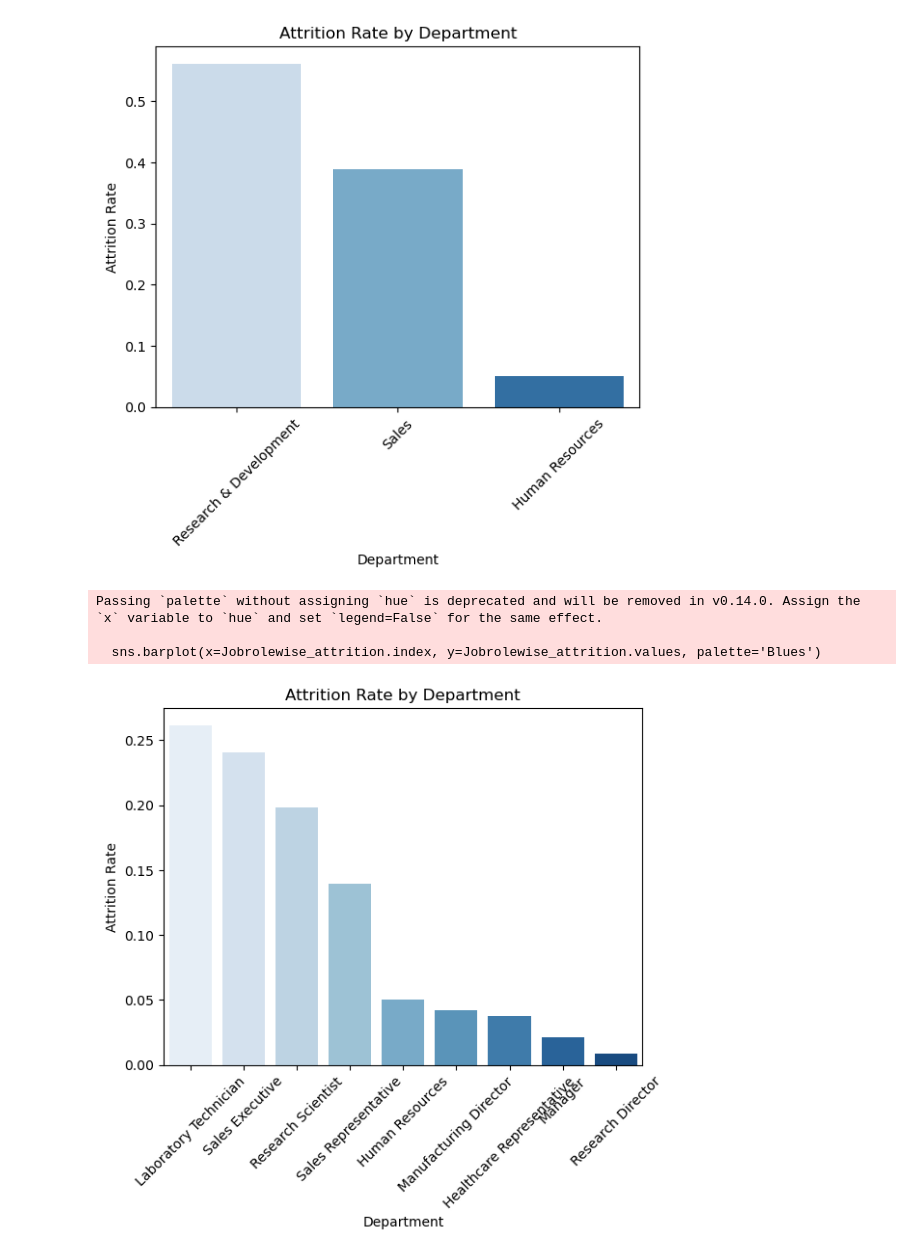
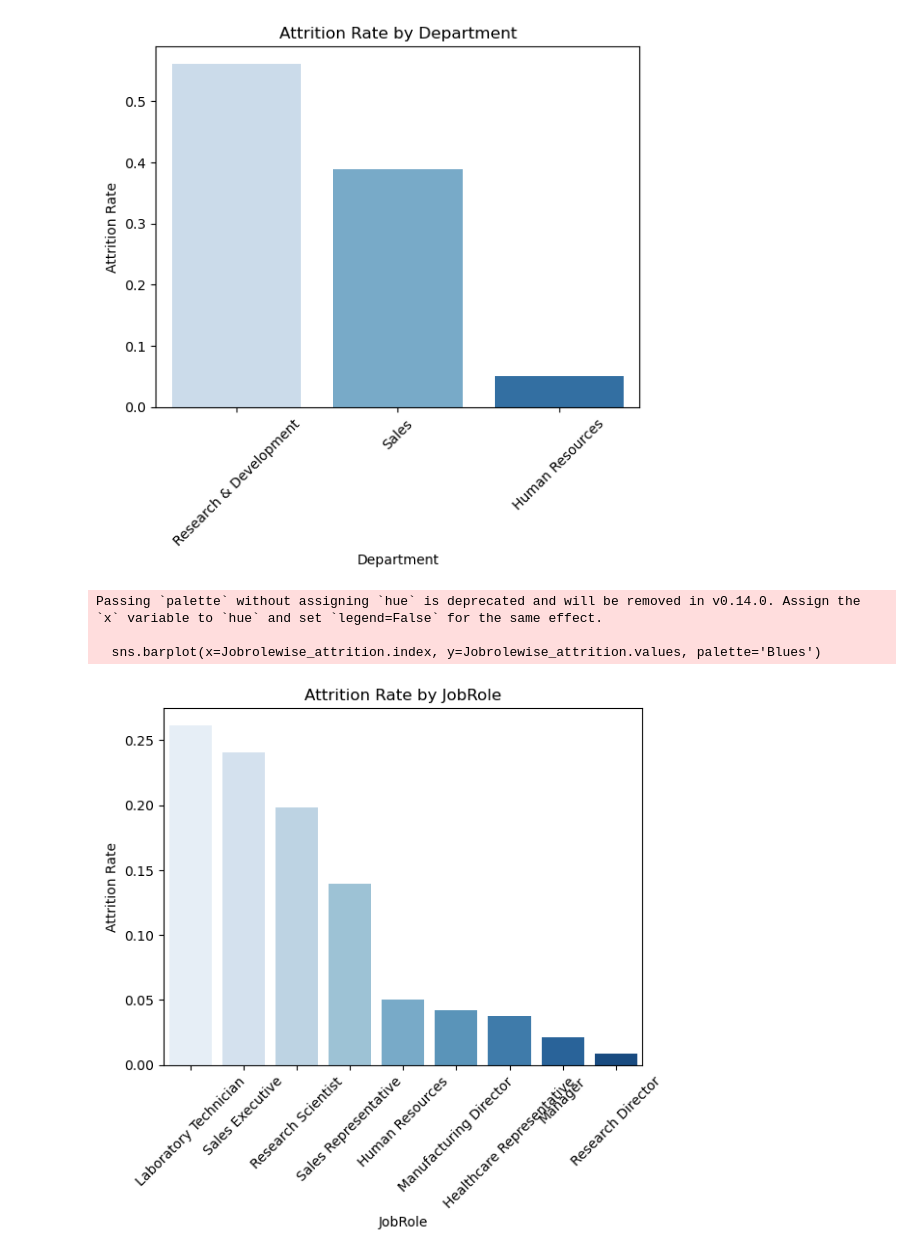
Before and after one commit to harishraju399399/Main-project, a Jupyter notebook: final_project.ipynb, the cells around one changed output. Cells and saved outputs as stored; diff of their text form; code cells hidden in the pictures.

```diff
--- a/final_project.ipynb
+++ b/final_project.ipynb
@@ -237,15 +251,15 @@ Passing `palette` without assigning `hue` is deprecated and will be removed in v
 [figure]
 # %%
 sns.barplot(x=Jobrolewise_attrition.index, y=Jobrolewise_attrition.values, palette='Blues')
-plt.title('Attrition Rate by Department')
+plt.title('Attrition Rate by JobRole')
 plt.ylabel('Attrition Rate')
-plt.xlabel('Department')
+plt.xlabel('JobRole')
 plt.xticks(rotation=45)
 plt.show()
 # %% [output]
 Passing `palette` without assigning `hue` is deprecated and will be removed in v0.14.0. Assign the `x` variable to `hue` and set `legend=False` for the same effect.
 
   sns.barplot(x=Jobrolewise_attrition.index, y=Jobrolewise_attrition.values, palette='Blues')
-[figure, old version]
+[figure, new version]
 # %%
 sns.barplot(x=Educationwise_attrition.index, y=Educationwise_attrition.values, palette='Blues')
```
Also changed, not shown: parts of 4 cells of this notebook.
